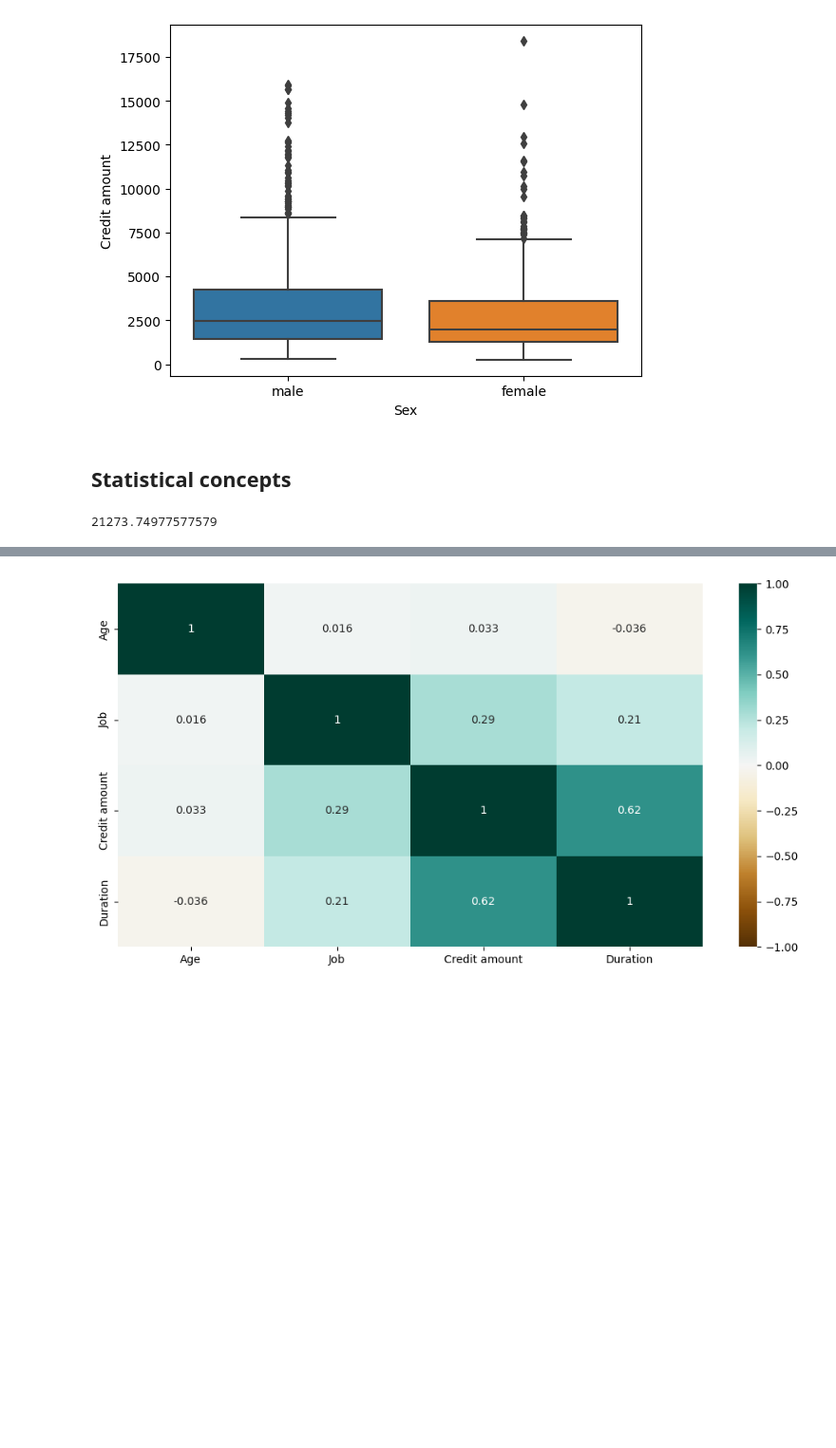
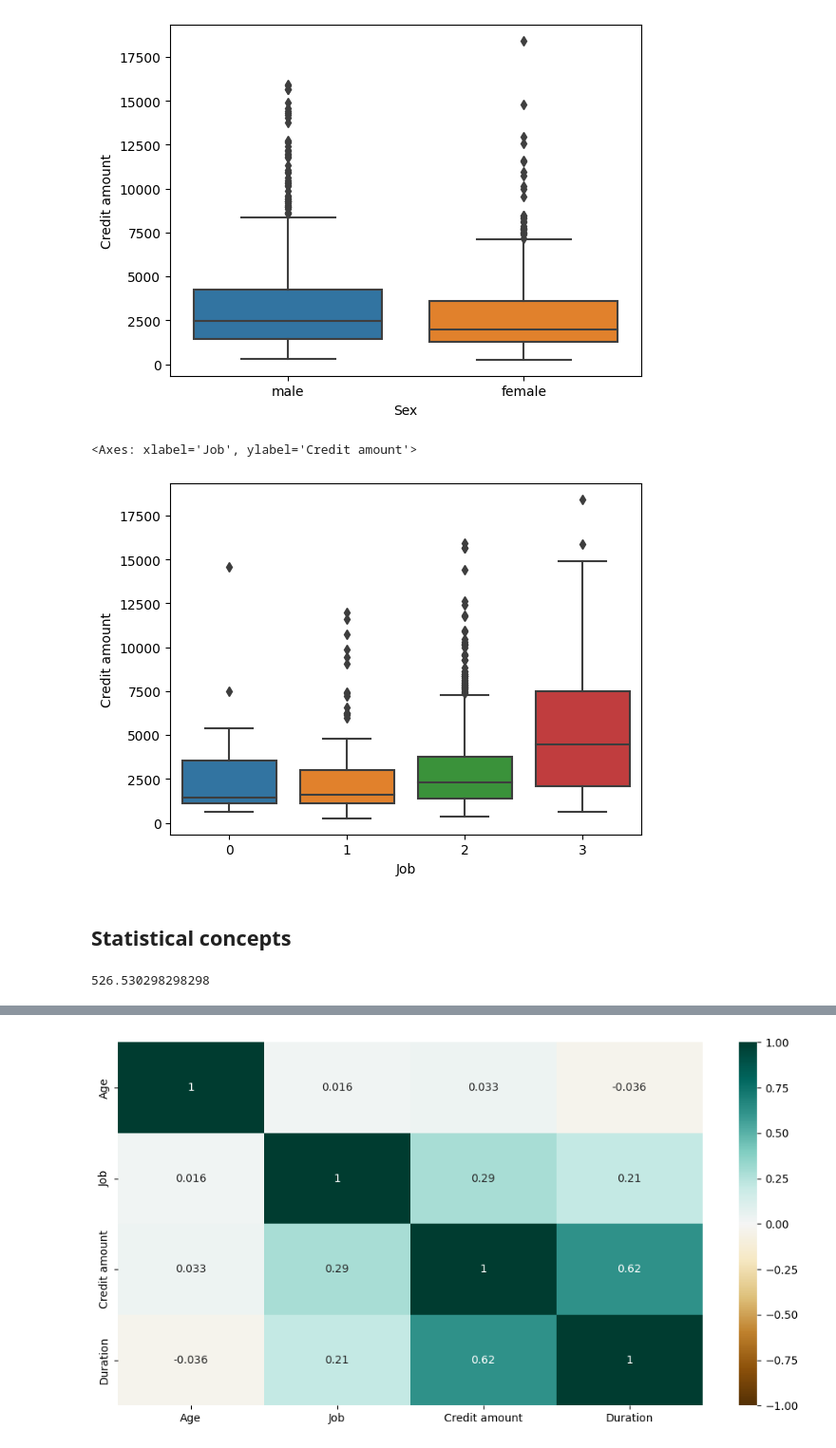
Before and after one commit to Yusuf-Cizlasmak/Exploratory-Data-Analysis, a Jupyter notebook: Credit_Risk/Credit_Risk.ipynb, the cells around one changed output, grey strips where cells are left out. Shown: that part at 95% size. Cells and saved outputs as stored; diff of their text form; code cells hidden in the pictures; blank space fills up the shorter version.

```diff
--- a/Credit_Risk/Credit_Risk.ipynb
+++ b/Credit_Risk/Credit_Risk.ipynb
@@ -209,6 +209,11 @@ sns.boxplot(data = data, x = 'Sex', y = 'Credit amount')
 # %% [output]
 <Axes: xlabel='Sex', ylabel='Credit amount'>
 [figure]
+# %%
+sns.boxplot(data = data, x = 'Job', y = 'Credit amount')
+# %% [output]
+<Axes: xlabel='Job', ylabel='Credit amount'>
+[figure, added]
 # %% [markdown]
 ## Statistical concepts
 # %%
@@ -255,9 +260,9 @@ def covariance(x_values, y_values):
     # N-1'e bölerek kovaryans değeri döndürülür.
     return cov/(N - 1)
 # %%
-covariance(data['Duration'],data['Credit amount'])
+covariance(data['Job'],data['Credit amount'])
 # %% [output]
-21273.74977577579
+526.530298298298
 # %%
 #But The eaist way
 
```
Also changed, not shown: parts of 2 cells of this notebook, 3 other files.
